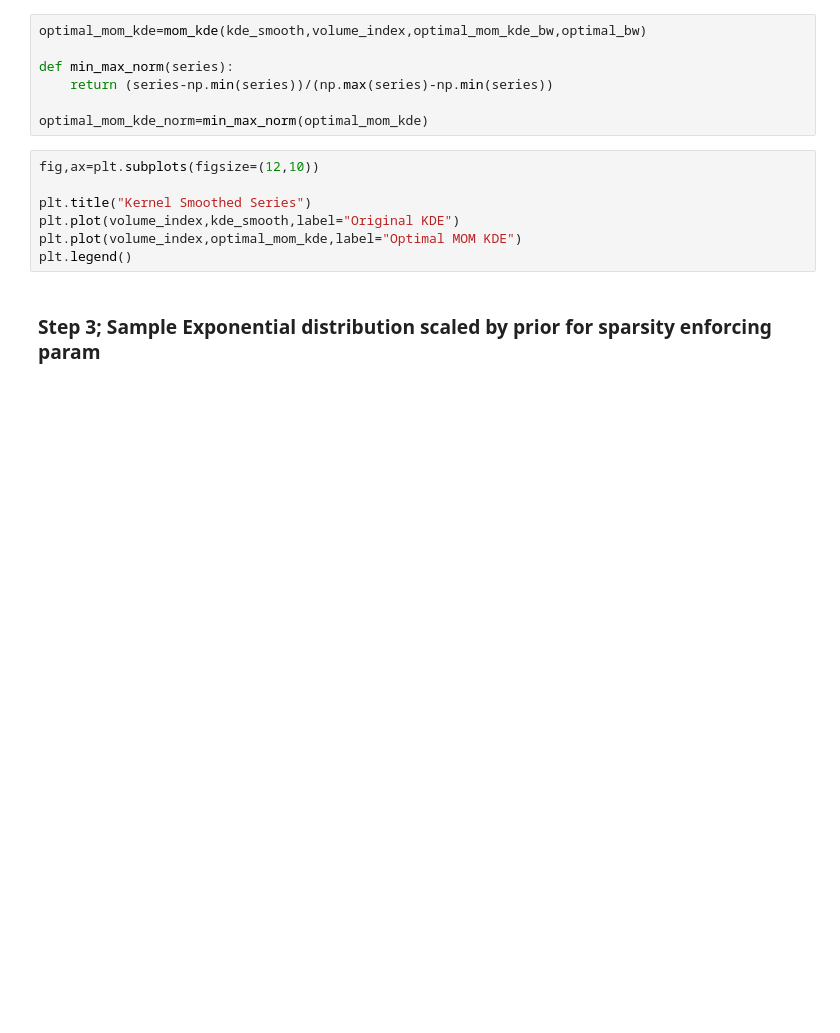
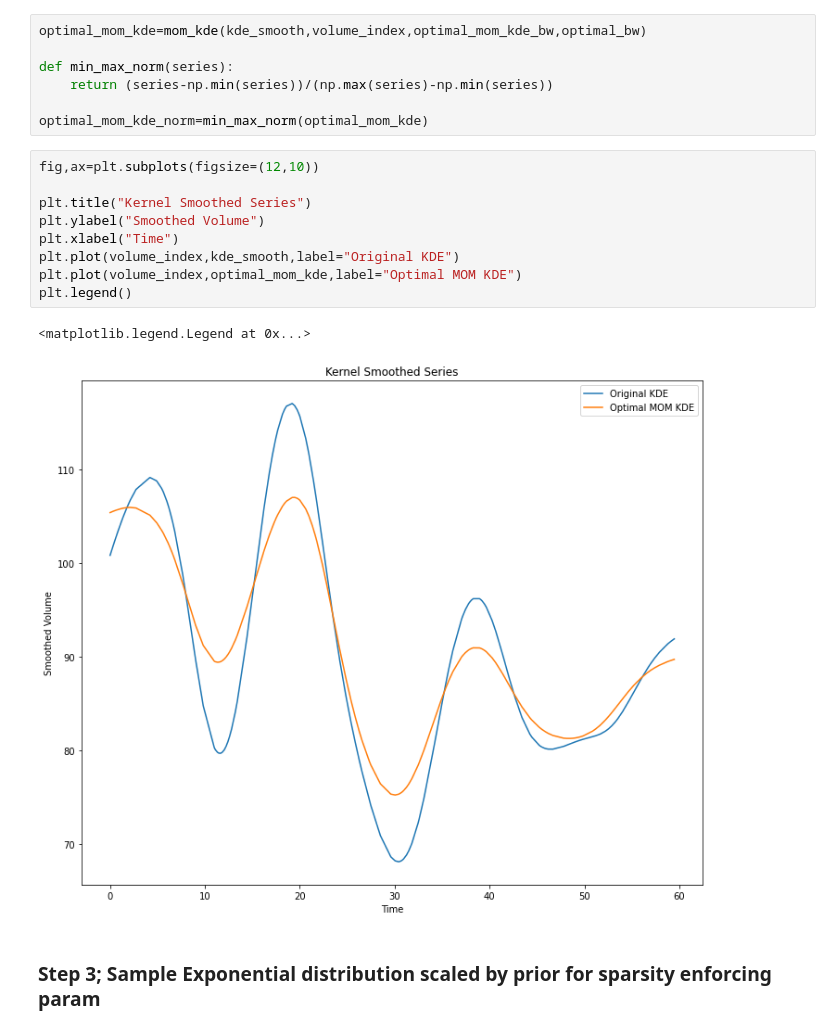
Before and after one commit to jasonbohne123/Adaptive_Signal_Estimation, a Jupyter notebook: Lasso_CPD/Simulations.ipynb, the cells around one changed output. Cells and saved outputs as stored; diff of their text form; blank space fills up the shorter version.

```diff
--- a/Lasso_CPD/Simulations.ipynb
+++ b/Lasso_CPD/Simulations.ipynb
@@ -57,10 +77,15 @@ optimal_mom_kde_norm=min_max_norm(optimal_mom_kde)
 # %%
 fig,ax=plt.subplots(figsize=(12,10))
 
 plt.title("Kernel Smoothed Series")
+plt.ylabel("Smoothed Volume")
+plt.xlabel("Time")
 plt.plot(volume_index,kde_smooth,label="Original KDE")
 plt.plot(volume_index,optimal_mom_kde,label="Optimal MOM KDE")
 plt.legend()
+# %% [output]
+<matplotlib.legend.Legend at 0x...>
+[figure, added]
 # %% [markdown]
 ### Step 3; Sample Exponential distribution scaled by prior for sparsity enforcing param
 # %%
```
Also changed, not shown: parts of 23 cells of this notebook.
